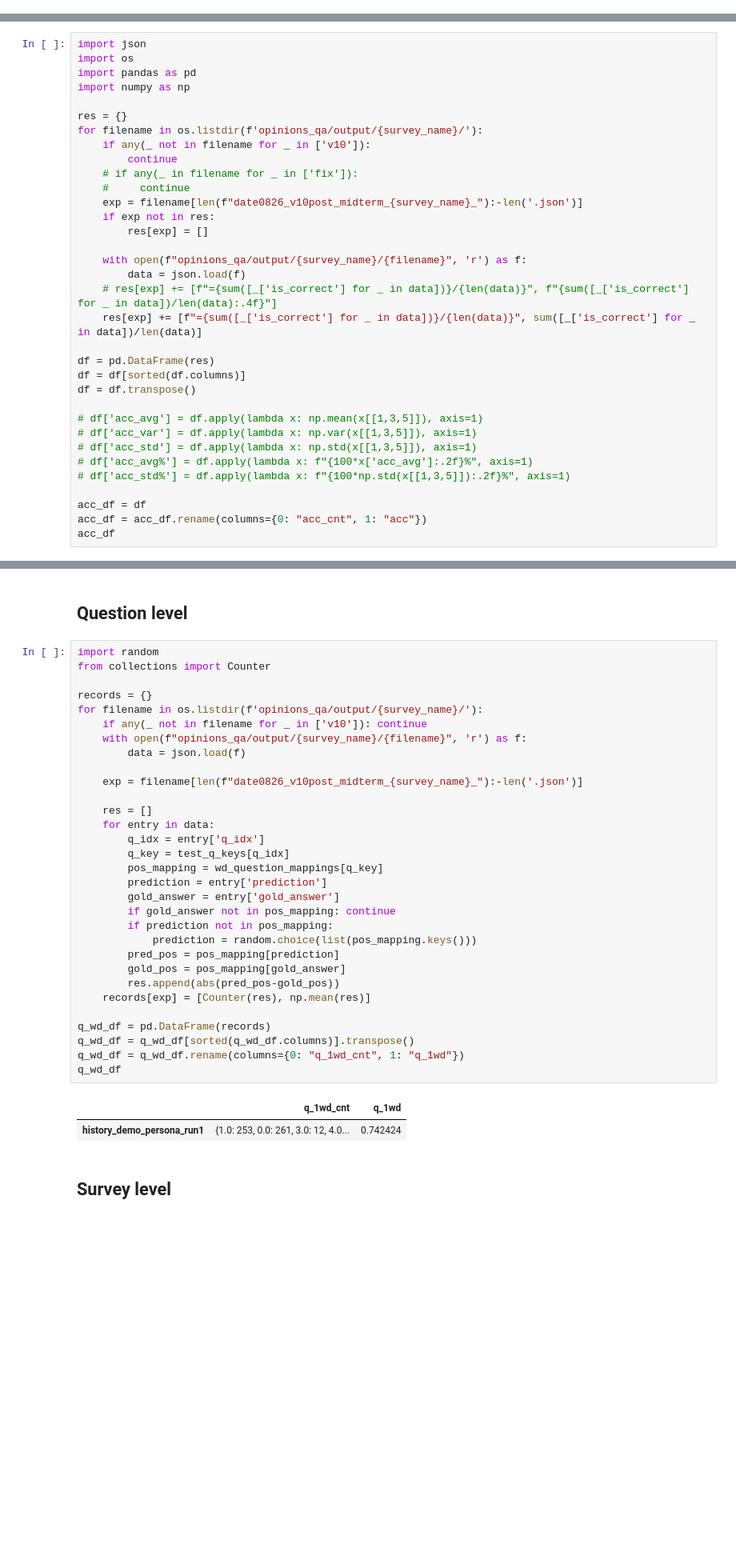
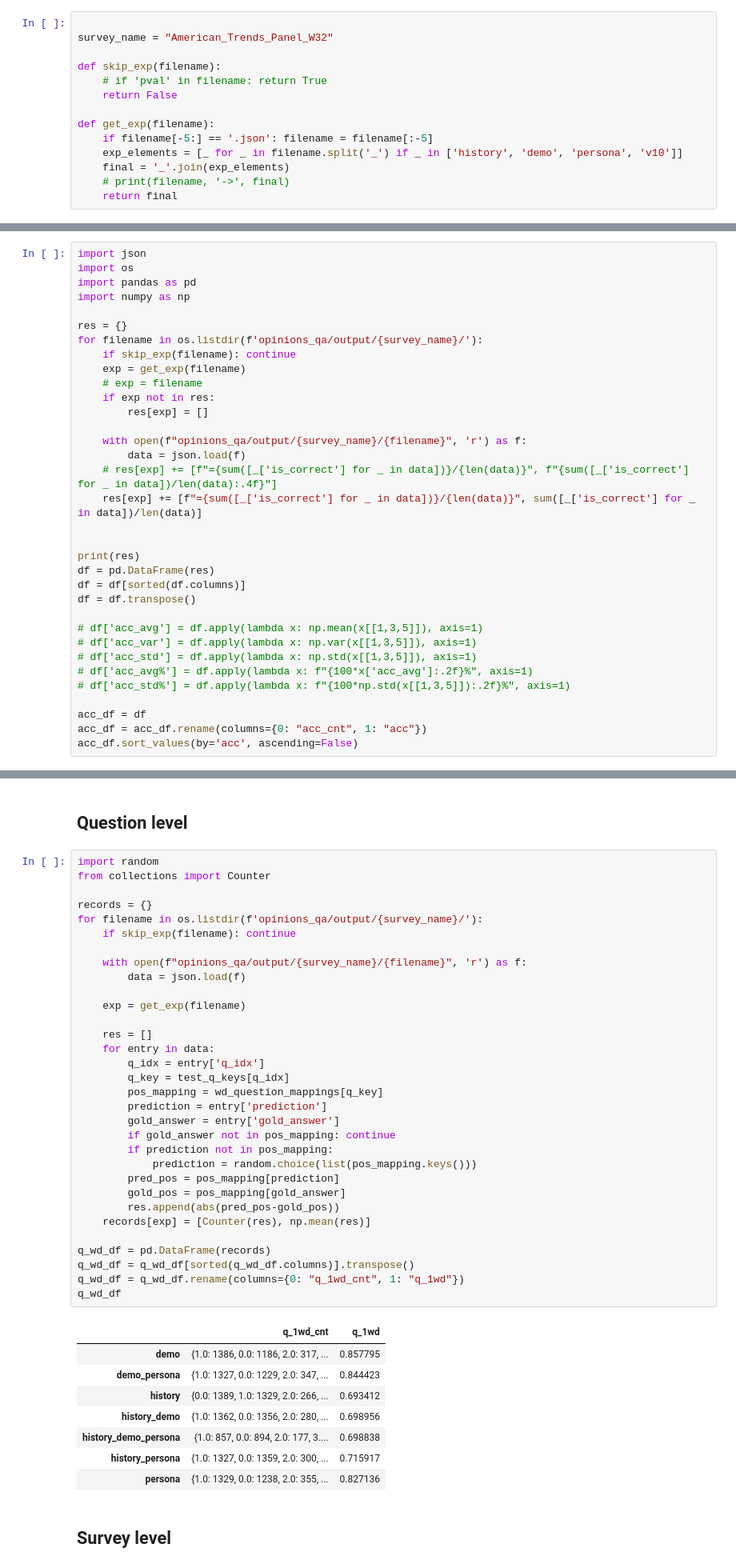
Before and after one commit to liamjxu/pump_code, a Jupyter notebook: pump/experiment/eval.ipynb, the cells around one changed output, grey strips where cells are left out. Shown at 80% size. Saved outputs shown, nothing was run; the diff lists cells and outputs as text; blank space fills up the shorter version.

```diff
--- a/pump/experiment/eval.ipynb
+++ b/pump/experiment/eval.ipynb
@@ -35,3 +57,17 @@ viz_filename = f"date0826_v10post_midterm_{survey_name}_history_run1.json"
+# %%
+
+survey_name = "American_Trends_Panel_W32"
+
+def skip_exp(filename):
+    # if 'pval' in filename: return True
+    return False
+
+def get_exp(filename):
+    if filename[-5:] == '.json': filename = filename[:-5]
+    exp_elements = [_ for _ in filename.split('_') if _ in ['history', 'demo', 'persona', 'v10']]
+    final = '_'.join(exp_elements)
+    # print(filename, '->', final)
+    return final
 # %% [markdown]
 # Get Accuracy
 # %%
@@ -42,11 +78,9 @@ import numpy as np
 
 res = {}
 for filename in os.listdir(f'opinions_qa/output/{survey_name}/'):
-    if any(_ not in filename for _ in ['v10']):
-        continue
-    # if any(_ in filename for _ in ['fix']):
-    #     continue
-    exp = filename[len(f"date0826_v10post_midterm_{survey_name}_"):-len('.json')]
+    if skip_exp(filename): continue
+    exp = get_exp(filename)
+    # exp = filename
     if exp not in res:
         res[exp] = []
 
@@ -55,6 +89,8 @@ for filename in os.listdir(f'opinions_qa/output/{survey_name}/'):
     # res[exp] += [f"={sum([_['is_correct'] for _ in data])}/{len(data)}", f"{sum([_['is_correct'] for _ in data])/len(data):.4f}"]
     res[exp] += [f"={sum([_['is_correct'] for _ in data])}/{len(data)}", sum([_['is_correct'] for _ in data])/len(data)]
 
+
+print(res)
 df = pd.DataFrame(res)
 df = df[sorted(df.columns)]
 df = df.transpose()
@@ -67,5 +103,5 @@ df = df.transpose()
 
 acc_df = df
 acc_df = acc_df.rename(columns={0: "acc_cnt", 1: "acc"})
-acc_df
+acc_df.sort_values(by='acc', ascending=False)
 # %% [output]
@@ -108,36 +151,43 @@ wd_question_mappings
 import random
 from collections import Counter
 
 records = {}
 for filename in os.listdir(f'opinions_qa/output/{survey_name}/'):
-    if any(_ not in filename for _ in ['v10']): continue
+    if skip_exp(filename): continue
+
     with open(f"opinions_qa/output/{survey_name}/{filename}", 'r') as f:
         data = json.load(f)
 
-    exp = filename[len(f"date0826_v10post_midterm_{survey_name}_"):-len('.json')]
+    exp = get_exp(filename)
 
     res = []
     for entry in data:
         q_idx = entry['q_idx']
         q_key = test_q_keys[q_idx]
         pos_mapping = wd_question_mappings[q_key]
         prediction = entry['prediction']
         gold_answer = entry['gold_answer']
         if gold_answer not in pos_mapping: continue
         if prediction not in pos_mapping:
             prediction = random.choice(list(pos_mapping.keys()))
         pred_pos = pos_mapping[prediction]
         gold_pos = pos_mapping[gold_answer]
         res.append(abs(pred_pos-gold_pos))
     records[exp] = [Counter(res), np.mean(res)]
 
 q_wd_df = pd.DataFrame(records)
 q_wd_df = q_wd_df[sorted(q_wd_df.columns)].transpose()
 q_wd_df = q_wd_df.rename(columns={0: "q_1wd_cnt", 1: "q_1wd"})
 q_wd_df
 # %% [output]
 |  | q_1wd_cnt | q_1wd |
-| history_demo_persona_run1 | {1.0: 253, 0.0: 261, 3.0: 12, 4.0... | 0.742424 |
+| demo | {1.0: 1386, 0.0: 1186, 2.0: 317, ... | 0.857795 |
+| demo_persona | {1.0: 1327, 0.0: 1229, 2.0: 347, ... | 0.844423 |
+| history | {0.0: 1389, 1.0: 1329, 2.0: 266, ... | 0.693412 |
+| history_demo | {1.0: 1362, 0.0: 1356, 2.0: 280, ... | 0.698956 |
+| history_demo_persona | {1.0: 857, 0.0: 894, 2.0: 177, 3.... | 0.698838 |
+| history_persona | {1.0: 1327, 0.0: 1359, 2.0: 300, ... | 0.715917 |
+| persona | {1.0: 1329, 0.0: 1238, 2.0: 355, ... | 0.827136 |
 # %% [markdown]
 ## Survey level
 # %%
```
Also changed, not shown: parts of 9 cells of this notebook, 6 other files.
